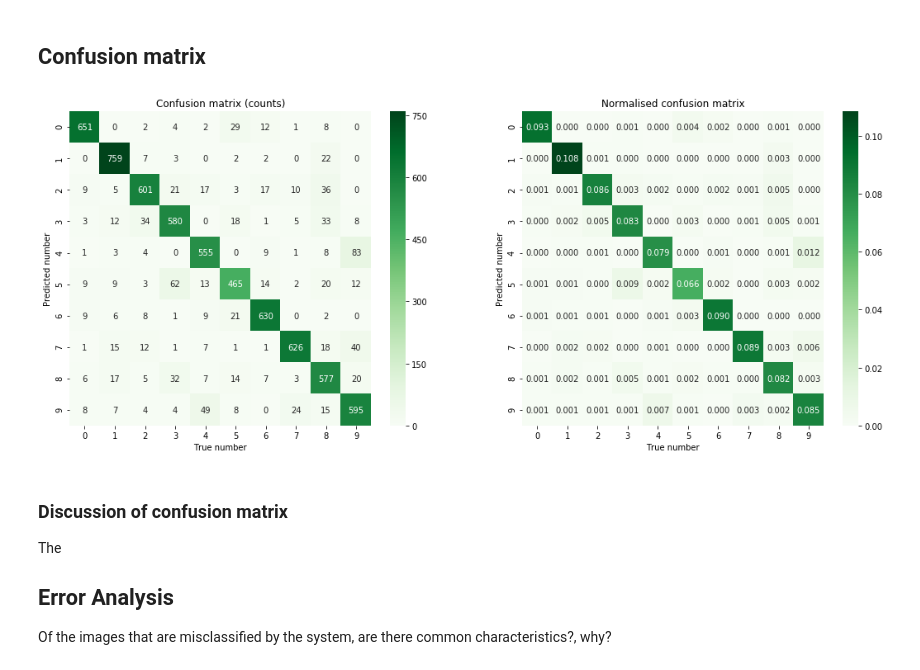
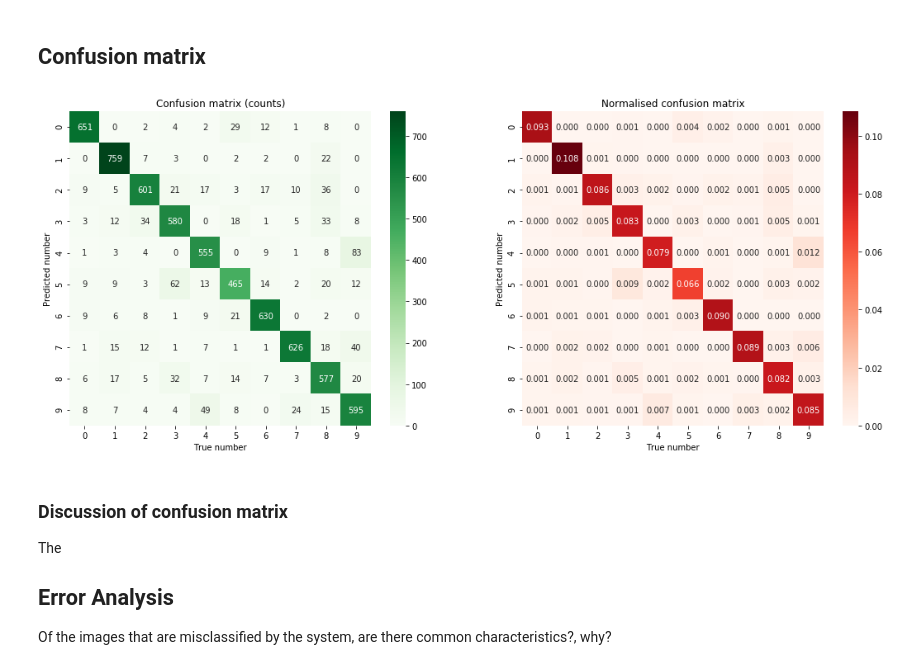
Before and after one commit to Aagaarrd/02462-assignment1, a Jupyter notebook: mnnist.ipynb, the cells around one changed output. Cells and saved outputs as stored; diff of their text form; code cells hidden in the pictures.

```diff
--- a/mnnist.ipynb
+++ b/mnnist.ipynb
@@ -481,24 +481,24 @@ print(np.std(fold_test_accs))
 # %%
 # matrix currently uses wrong data (i think)
 CM = confusion_matrix(ytest, ytest_hat)
 xticklabels = [str(i) for i in range(10)]
 plt.figure(figsize=(18, 7))
 plt.subplot(121)
 sns.heatmap(CM, xticklabels=xticklabels, yticklabels=xticklabels, annot=True, cmap="Greens", fmt='d')
 plt.title('Confusion matrix (counts)')
 plt.xlabel('True number')
 plt.ylabel('Predicted number')
 
 #normalised matrix
 plt.subplot(122)
 CM_normalized = CM / CM.sum()
 plt.title('Normalised confusion matrix')
-sns.heatmap(CM_normalized,xticklabels=xticklabels, yticklabels=xticklabels, annot=True,cmap="Greens",fmt=".3f")
+sns.heatmap(CM_normalized,xticklabels=xticklabels, yticklabels=xticklabels, annot=True,cmap="Reds",fmt=".3f")
 plt.xlabel('True number')
 plt.ylabel('Predicted number')
 plt.show()
 # %% [output]
-[figure, old version]
+[figure, new version]
 # %% [markdown]
 ### Discussion of confusion matrix
 
```
Also changed, not shown: parts of 4 cells of this notebook.
